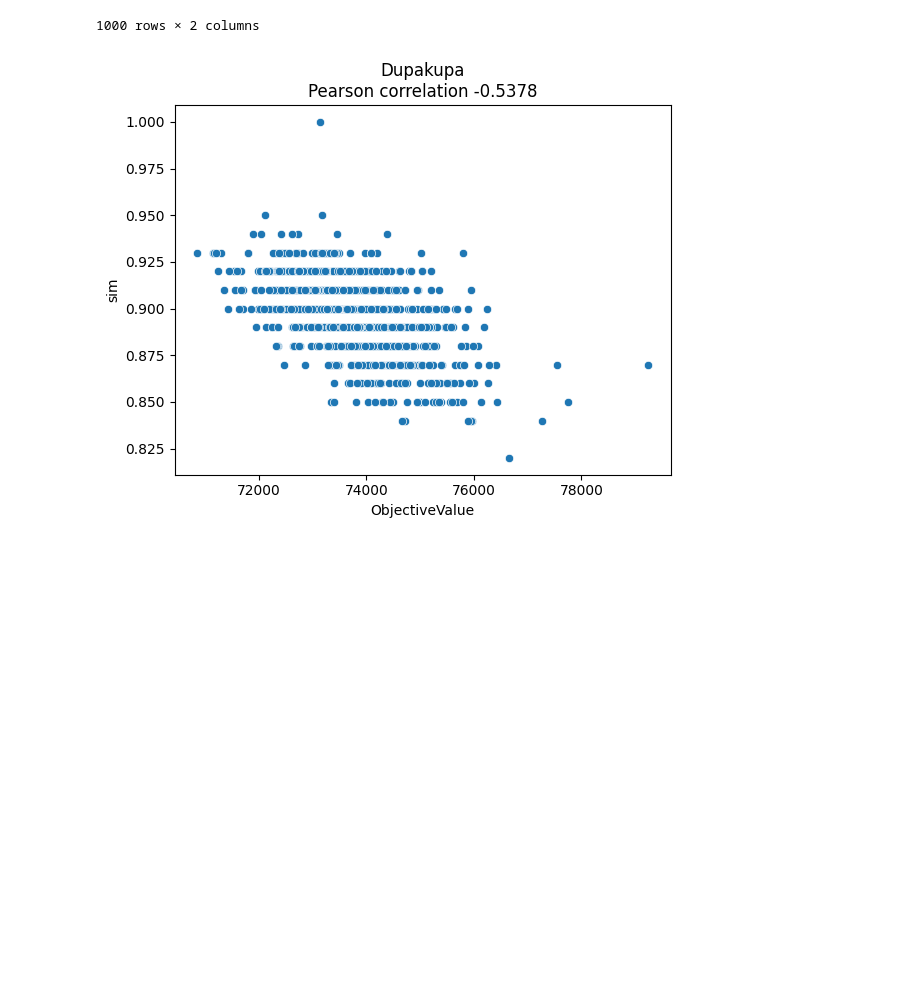
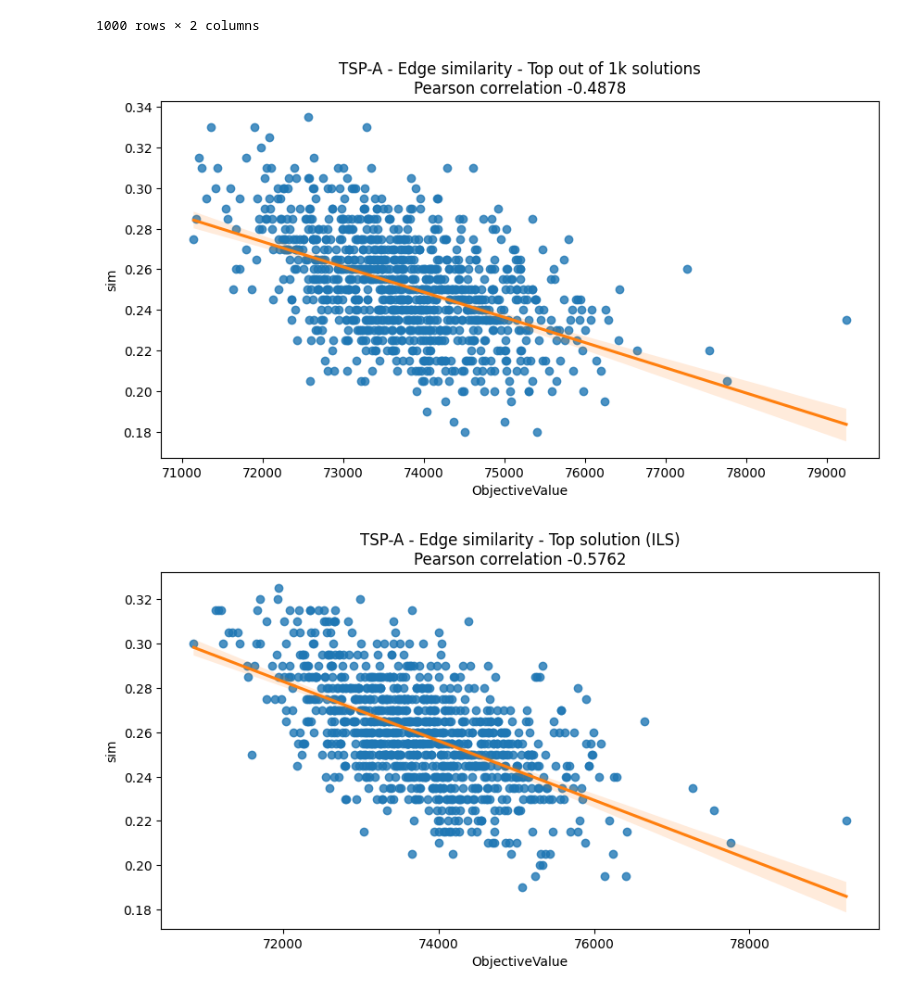
Before and after one commit to B0cz3k/evolutionary_computing, a Jupyter notebook: data_analysis/correlation.ipynb, the cells around one changed output. Saved outputs shown, nothing was run; the diff lists cells and outputs as text; code cells hidden in the pictures; blank space fills up the shorter version.

```diff
--- a/data_analysis/correlation.ipynb
+++ b/data_analysis/correlation.ipynb
@@ -66,18 +66,32 @@ def node_sim(idx_str1:str, idx_str2:str) -> float:
 def make_chart_sim_single(df:pd.DataFrame, sim_solution:str, sim_fn:Callable[[str,str],float], title: str):
     df["sim"] = df["NodeIndices"].apply(lambda v: sim_fn(v,sim_solution))
     corr = df[["ObjectiveValue","sim"]].corr()["sim"]["ObjectiveValue"]
-    sns.scatterplot(df,x="ObjectiveValue", y="sim")
+    plt.figure(figsize=(10,5))
+    sns.regplot(df,x="ObjectiveValue", y="sim",line_kws={"color": "C1"})
     plt.title(f"{title}\nPearson correlation {corr:.4f}")
     plt.show()
 
 def make_chart_sim_avg(df:pd.DataFrame, sim_fn:Callable[[str,str],float], title: str):
     df["sim"] = df["NodeIndices"].apply(lambda v: statistics.mean(sim_fn(v,x) for x in df["NodeIndices"].values))
     corr = df[["ObjectiveValue","sim"]].corr()["sim"]["ObjectiveValue"]
-    sns.scatterplot(df,x="ObjectiveValue", y="sim")
+    plt.figure(figsize=(10,5))
+    sns.regplot(df,x="ObjectiveValue", y="sim",line_kws={"color": "C1"})
     plt.title(f"{title}\nPearson correlation {corr:.4f}")
     plt.show()
-
-make_chart_sim_single(tspa[1:].copy(), tspa.iloc[6]["NodeIndices"],node_sim,"Dupakupa")
-#make_chart_sim_avg(tspb,edge_sim)
-# %% [output]
-[figure, removed]
+# %%
+def make_charts(instance:pd.DataFrame, instance_name: str, top_solution:str):
+    top_instance = instance.sort_values(by="ObjectiveValue",ascending=True).iloc[0]["NodeIndices"]
+    filt = instance[instance["NodeIndices"] != top_instance]
+    for tit,fn in {"Edge similarity": edge_sim, "Node similarity":node_sim}.items():
+        make_chart_sim_single(filt.copy(),top_instance, fn, f"{instance_name} - {tit} - Top out of 1k solutions")
+        make_chart_sim_single(instance.copy(),top_solution, fn, f"{instance_name} - {tit} - Top solution (ILS)")
+        make_chart_sim_avg(instance.copy(), fn, f"{instance_name} - {tit} - Average similarity")
+# %%
+ils_tspa = "196 81 90 165 119 40 185 179 92 129 57 55 52 106 178 49 14 144 102 62 9 148 124 94 63 79 80 176 137 23 186 89 183 143 0 117 93 140 108 18 69 68 46 115 139 41 193 159 22 146 181 34 160 48 54 177 10 190 4 112 84 35 184 42 43 116 65 59 118 51 151 133 162 123 127 70 135 154 180 53 100 26 86 75 101 1 97 152 2 120 44 25 16 171 175 113 56 31 78 145"
+ils_tspb = "127 89 103 163 187 153 81 77 141 91 61 36 177 5 45 142 78 175 80 190 136 73 54 31 193 117 198 156 1 16 27 38 63 40 107 133 122 135 131 121 51 90 147 6 188 169 132 70 3 15 145 13 195 168 139 11 138 33 160 144 104 8 111 29 0 109 35 143 106 124 62 18 55 34 170 152 183 140 4 149 28 20 60 148 47 94 66 179 22 99 130 95 185 86 166 194 176 113 114 137"
+# %%
+make_charts(tspa,"TSP-A",ils_tspa)
+make_charts(tspb,"TSP-B",ils_tspb)
+# %% [output]
+[figure, added]
+[figure, added]
```
Also changed, not shown: parts of 1 cell of this notebook.
